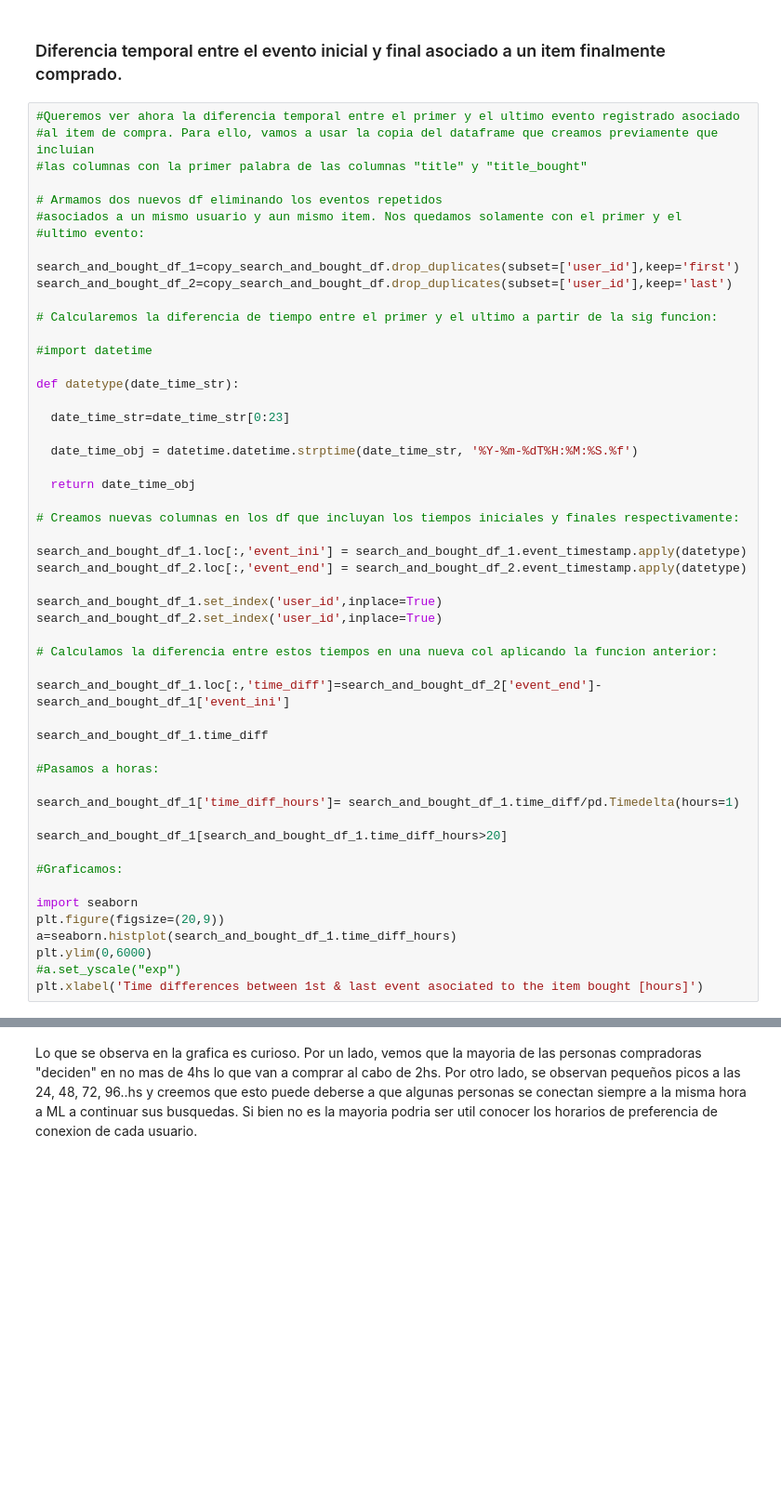
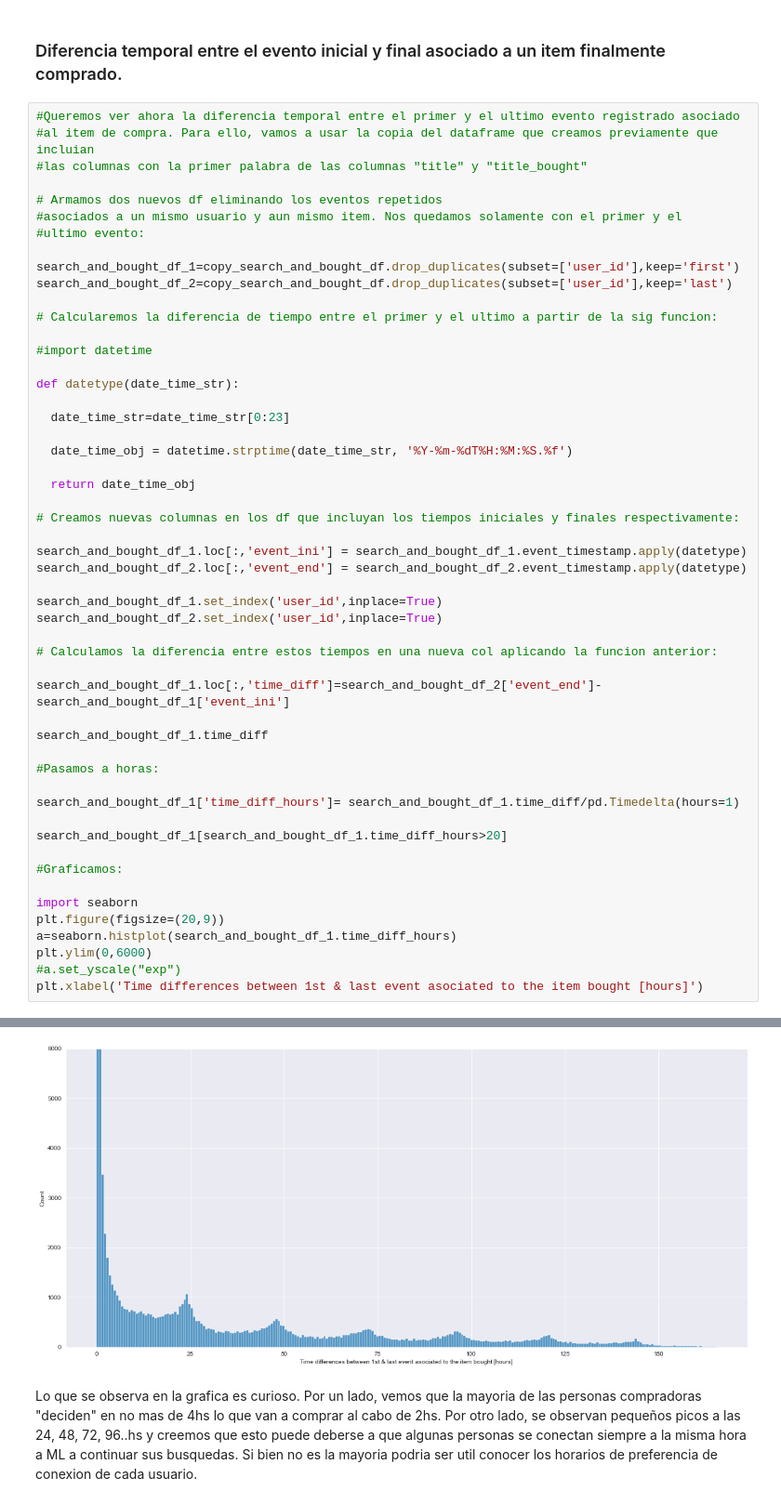
Before and after one commit to melinaLuque/mentoria, a Jupyter notebook: Hito_1_Grupo_B_MentoMELI.ipynb, the cells around one changed output, grey strips where cells are left out. Shown at 93% size. Cells and saved outputs as stored; diff of their text form; blank space fills up the shorter version.

```diff
--- a/Hito_1_Grupo_B_MentoMELI.ipynb
+++ b/Hito_1_Grupo_B_MentoMELI.ipynb
@@ -1028,7 +1028,7 @@ def datetype(date_time_str):
 
   date_time_str=date_time_str[0:23]
 
-  date_time_obj = datetime.datetime.strptime(date_time_str, '%Y-%m-%dT%H:%M:%S.%f')
+  date_time_obj = datetime.strptime(date_time_str, '%Y-%m-%dT%H:%M:%S.%f')
 
   return date_time_obj
 
@@ -1065,3 +1079,4 @@ AttributeError: type object 'datetime.datetime' has no attribute 'datetime'
+[figure, added]
 # %% [markdown]
 Lo que se observa en la grafica es curioso. Por un lado, vemos que la mayoria de las personas compradoras "deciden" en no mas de 4hs lo que van a comprar al cabo de 2hs. Por otro lado, se observan pequeños picos a las 24, 48, 72, 96..hs y creemos que esto puede deberse a que algunas personas se conectan siempre a la misma hora a ML a continuar sus busquedas. Si bien no es la mayoria podria ser util conocer los horarios de preferencia de conexion de cada usuario.
 # %% [markdown]
```
Also changed, not shown: parts of 1 cell of this notebook.
